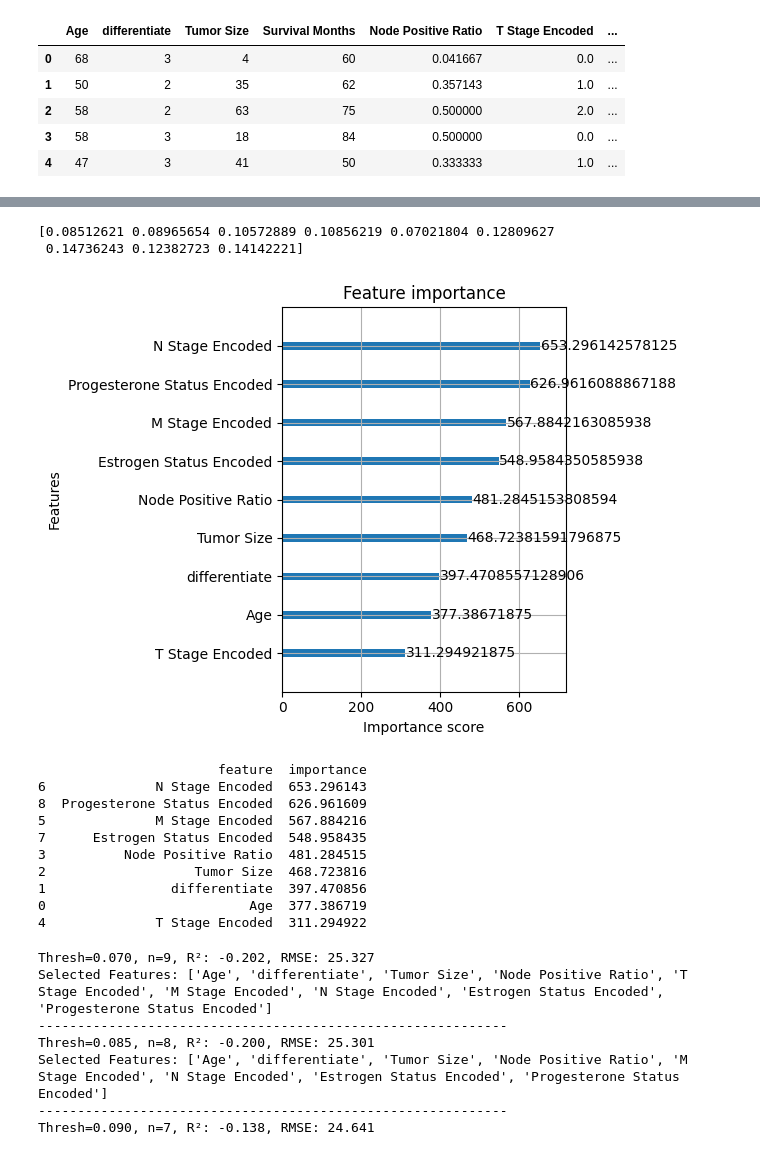
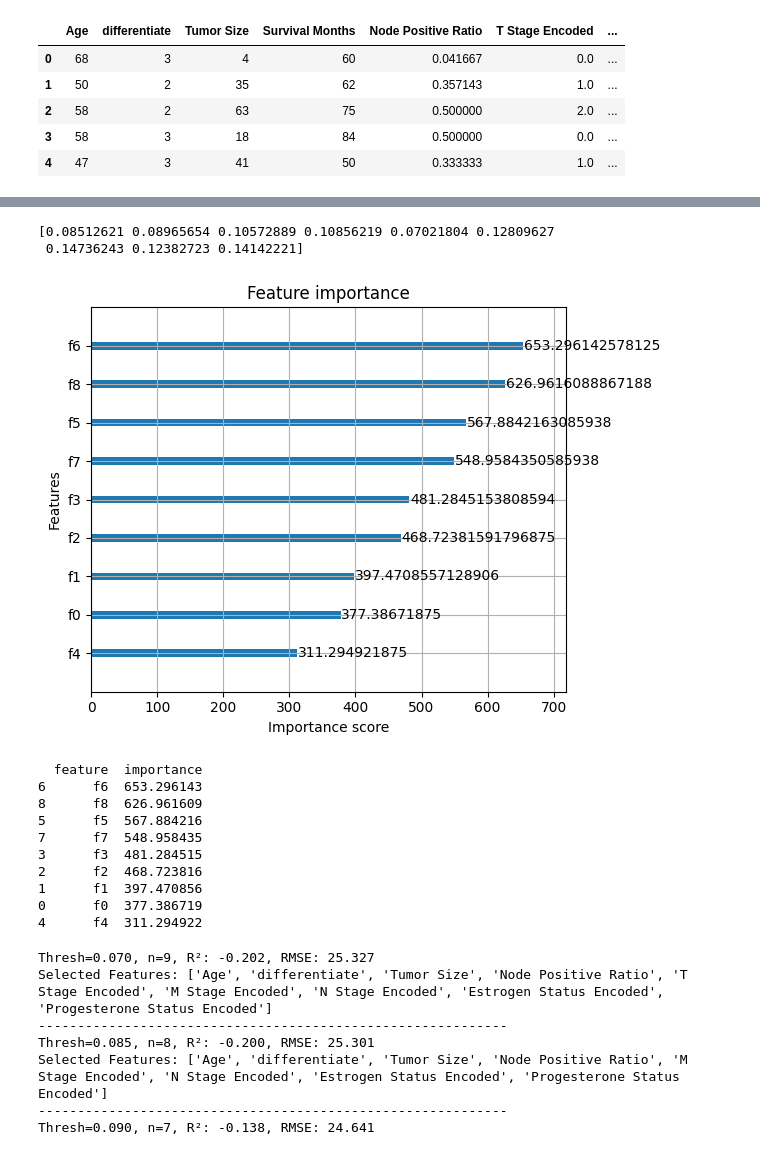
Before and after one commit to Kittonn/intro-to-ml-and-dl-project, a Jupyter notebook: feature-regression.ipynb, the cells around one changed output, grey strips where cells are left out. Cells and saved outputs as stored; diff of their text form; code cells hidden in the pictures.

Commit message:
feat: feature regession and preprocess data

```diff
--- a/feature-regression.ipynb
+++ b/feature-regression.ipynb
@@ -40,23 +50,27 @@ y = df["Survival Months"]
 # %%
 from sklearn.model_selection import train_test_split, GridSearchCV
 import xgboost as xgb
+from sklearn.preprocessing import StandardScaler
 
+scaler = StandardScaler()
+
+X_scaled = scaler.fit_transform(X)
 X_train, X_test, y_train, y_test = train_test_split(
-    X, y, test_size=0.3, random_state=42
+    X_scaled, y, test_size=0.3, random_state=42
 )
 
 model = xgb.XGBRegressor()
 model.fit(X_train, y_train)
 
 print(model.feature_importances_)
 
 xgb.plot_importance(model, importance_type="gain")
 plt.tight_layout()
 plt.show()
 # %% [output]
 [0.08512621 0.08965654 0.10572889 0.10856219 0.07021804 0.12809627
  0.14736243 0.12382723 0.14142221]
-[figure, old version]
+[figure, new version]
 # %%
 importance_dict = model.get_booster().get_score(importance_type="gain")
 keys = list(importance_dict.keys())
@@ -71,16 +85,16 @@ importance_df = pd.DataFrame(
 
 print(importance_df)
 # %% [output]
-                       feature  importance
-6              N Stage Encoded  653.296143
-8  Progesterone Status Encoded  626.961609
-5              M Stage Encoded  567.884216
-7      Estrogen Status Encoded  548.958435
-3          Node Positive Ratio  481.284515
-2                   Tumor Size  468.723816
-1                differentiate  397.470856
-0                          Age  377.386719
-4              T Stage Encoded  311.294922
+  feature  importance
+6      f6  653.296143
+8      f8  626.961609
+5      f5  567.884216
+7      f7  548.958435
+3      f3  481.284515
+2      f2  468.723816
+1      f1  397.470856
+0      f0  377.386719
+4      f4  311.294922
 # %%
 import numpy as np
 from numpy import sort
```
Also changed, not shown: parts of 3 cells of this notebook, 1 other file.
